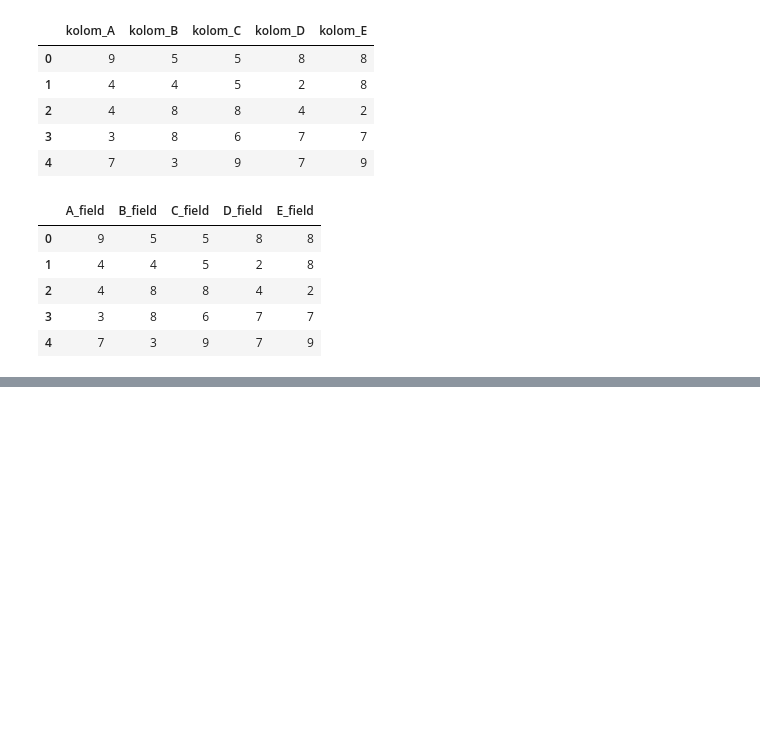
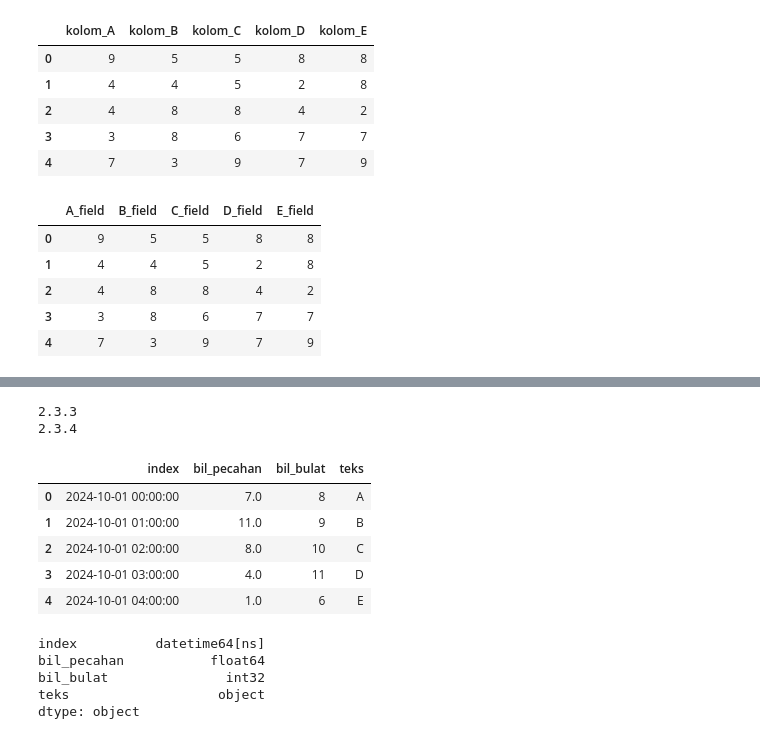
Before and after one commit to jhosuakhariseliom/Pandas-Joka, a Jupyter notebook: 01_Prefix_Suffix_dataframe.ipynb, the cells around one changed output, grey strips where cells are left out. Saved outputs shown, nothing was run; the diff lists cells and outputs as text; code cells hidden in the pictures; blank space fills up the shorter version.

```diff
--- a/01_Prefix_Suffix_dataframe.ipynb
+++ b/01_Prefix_Suffix_dataframe.ipynb
@@ -46,0 +150,39 @@ df.add_suffix('_field')
+# %%
+import pandas as pd
+import numpy as np
+
+print(pd.__version__)
+print(np.__version__)
+# %% [output]
+2.3.3
+2.3.4
+# %%
+n_rows = 5
+n_cols = 2
+cols = ['bil_pecahan', 'bil_bulat']
+
+df = pd.DataFrame(np.random.randint(1, 20, size=(n_rows, n_cols)), columns=cols)
+
+df['bil_pecahan'] = df['bil_pecahan'].astype('float')
+
+df.index = pd.date_range(start='2024-10-01', periods=n_rows, freq='h')
+
+df = df.reset_index()
+df['teks'] = list('ABCDE')
+
+df
+# %% [output]
+|  | index | bil_pecahan | bil_bulat | teks |
+| 0 | 2024-10-01 00:00:00 | 7.0 | 8 | A |
+| 1 | 2024-10-01 01:00:00 | 11.0 | 9 | B |
+| 2 | 2024-10-01 02:00:00 | 8.0 | 10 | C |
+| 3 | 2024-10-01 03:00:00 | 4.0 | 11 | D |
+| 4 | 2024-10-01 04:00:00 | 1.0 | 6 | E |
+# %%
+df.dtypes
+# %% [output]
+index          datetime64[ns]
+bil_pecahan           float64
+bil_bulat               int32
+teks                   object
+dtype: object
```
Also changed, not shown: parts of 20 cells of this notebook.
